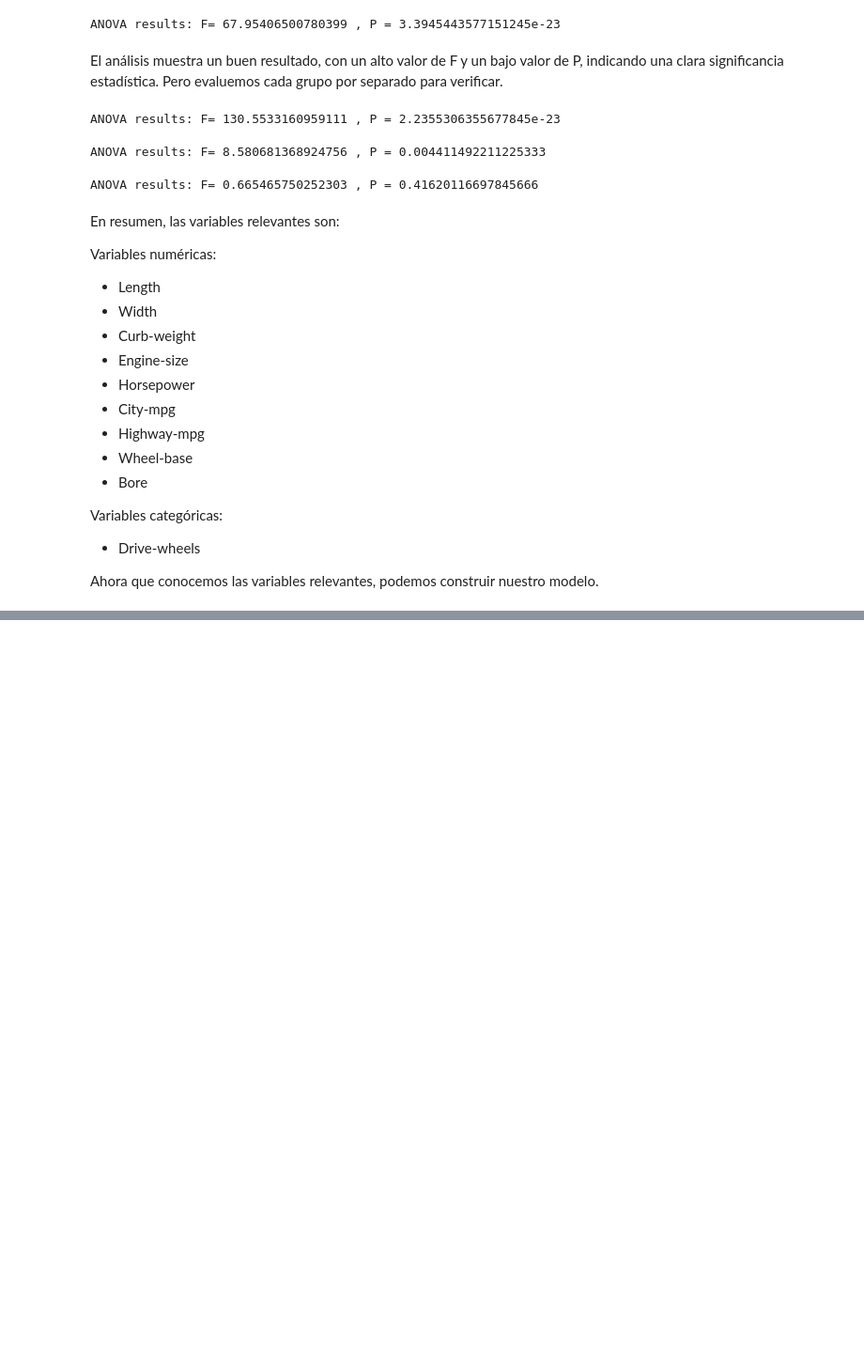
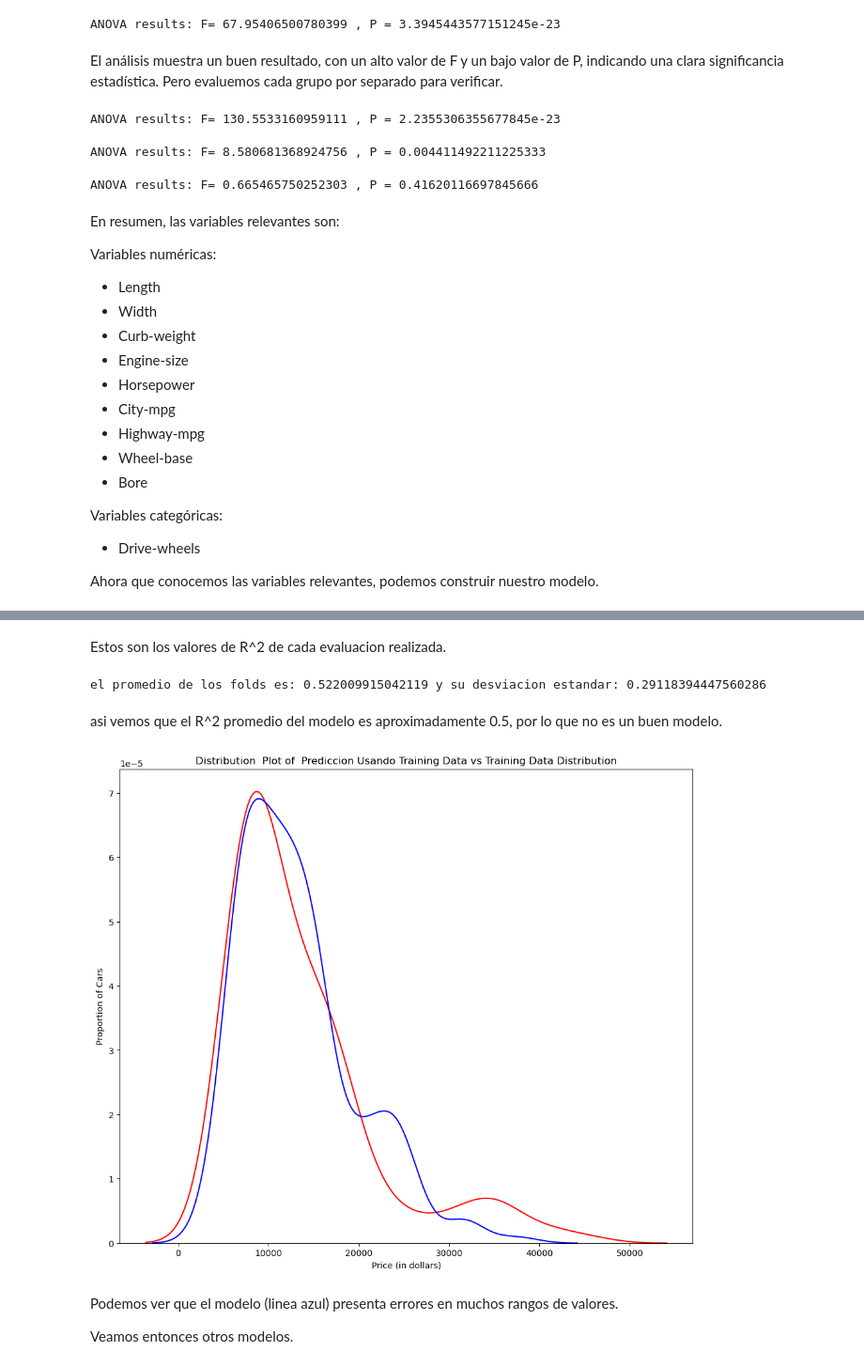
Before and after one commit to NachoGalle/Car-Price-Prediction, a Jupyter notebook: Analisis.ipynb, the cells around one changed output, grey strips where cells are left out. Shown at 94% size. Cells and saved outputs as stored; diff of their text form; code cells hidden in the pictures; blank space fills up the shorter version.

```diff
--- a/Analisis.ipynb
+++ b/Analisis.ipynb
@@ -267,0 +271,9 @@ x_data=df.drop('price',axis=1) #estas son las variables independientes
+# %%
+from sklearn.model_selection import train_test_split
+
+
+x_train, x_test, y_train, y_test = train_test_split(x_data, y_data, test_size=0.10, random_state=1)
+
+
+print("numero de muestras de test :", x_test.shape[0])
+print("numero de muestras de training:",x_train.shape[0])
@@ -267,0 +286,5 @@ x_data=df.drop('price',axis=1) #estas son las variables independientes
+# %%
+from sklearn.linear_model import LinearRegression
+
+lre=LinearRegression() ##Creo objeto LinearRegression
+lre.fit(x_train[['horsepower']], y_train) ##Ajusto el modelo con los datos de training de "horsepower" y "price"
@@ -267,0 +315,34 @@ x_data=df.drop('price',axis=1) #estas son las variables independientes
+# %% [markdown]
+Estos son los valores de R^2 de cada evaluacion realizada.
+# %%
+print("el promedio de los folds es:", Rcross.mean(), "y su desviacion estandar:" , Rcross.std())
+# %% [output]
+el promedio de los folds es: 0.522009915042119 y su desviacion estandar: 0.29118394447560286
+# %% [markdown]
+asi vemos que el R^2 promedio del modelo es aproximadamente 0.5, por lo que no es un buen modelo.
+# %%
+def DistributionPlot(RedFunction, BlueFunction, RedName, BlueName, Title):
+    width = 12
+    height = 10
+    plt.figure(figsize=(width, height))
+
+    ax1 = sns.kdeplot(RedFunction, color="r", label=RedName)
+    ax2 = sns.kdeplot(BlueFunction, color="b", label=BlueName, ax=ax1)
+
+    plt.title(Title)
+    plt.xlabel('Price (in dollars)')
+    plt.ylabel('Proportion of Cars')
+    plt.show()
+    plt.close()
+# %%
+from sklearn.model_selection import cross_val_predict
+
+yhat = cross_val_predict(lre,x_data[['horsepower']], y_data,cv=4)
+# %%
+Title = 'Distribution  Plot of  Prediccion Usando Training Data vs Training Data Distribution'
+DistributionPlot(y_train, yhat, "Valores Reales (Train)", "Valores Predichos (Train)", Title)
+# %% [output]
+[figure, added]
+# %% [markdown]
+Podemos ver que el modelo (linea azul) presenta errores en muchos rangos de valores.
+<p>Veamos entonces otros modelos.</p>
```
Also changed, not shown: parts of 42 cells of this notebook.
